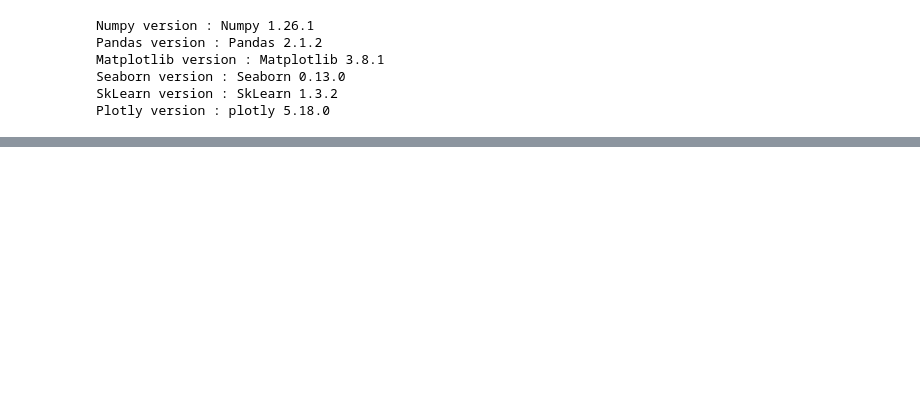
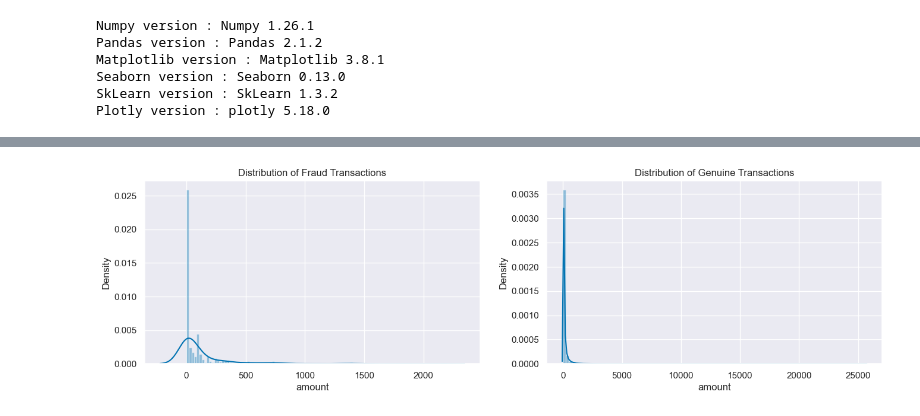
Before and after one commit to syntech-97/Fraud-Detection-Project, a Jupyter notebook: train_model.ipynb, the cells around one changed output, grey strips where cells are left out. Saved outputs shown, nothing was run; the diff lists cells and outputs as text; code cells hidden in the pictures; blank space fills up the shorter version.

```diff
--- a/train_model.ipynb
+++ b/train_model.ipynb
@@ -46,0 +160,12 @@ Plotly version : plotly 5.18.0
+# %%
+# Checking the distributions for genuine or fraudulent transactions
+fig, axs = plt.subplots(ncols=2, figsize=(16, 4))
+sns.distplot(df[df['class'] == 1]['amount'], bins=100, ax=axs[0])
+axs[0].set_title("Distribution of Fraud Transactions")
+
+sns.distplot(df[df['class'] == 0]['amount'], bins=100, ax=axs[1])
+axs[1].set_title("Distribution of Genuine Transactions")
+
+plt.show()
+# %% [output]
+[figure, added]
```
Also changed, not shown: parts of 42 cells of this notebook.
